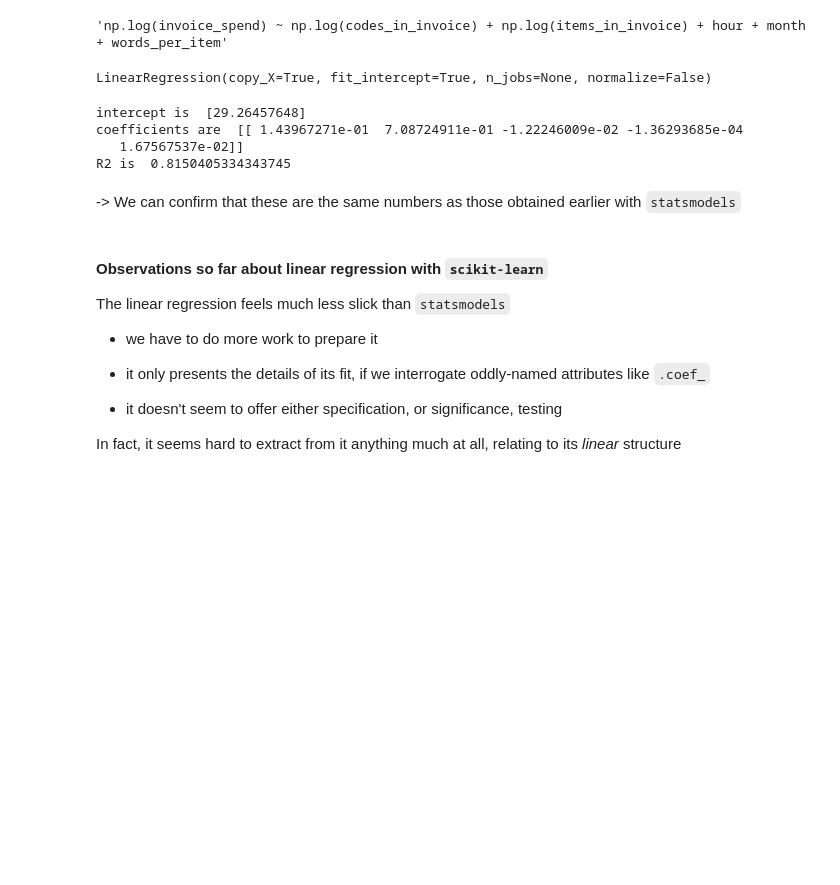
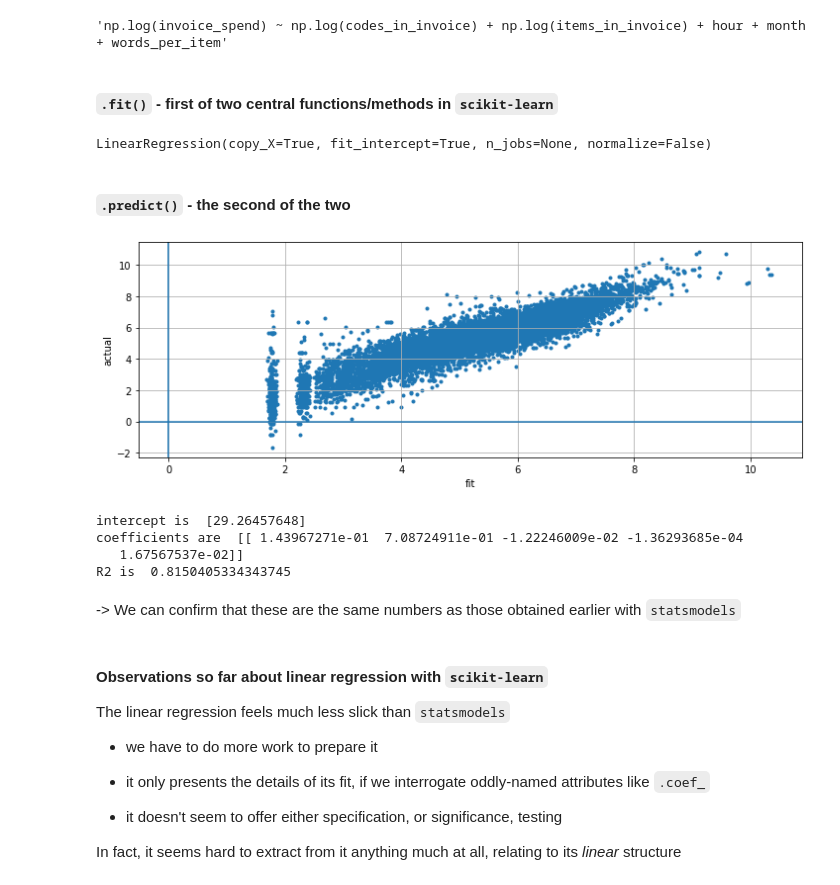
Before and after one commit to jeremy-large/ox-sbs-ml-bd, a Jupyter notebook: notebooks/class_2.ipynb, the cells around one changed output. Drawn from its saved outputs; the diff is of its cells as text; code cells hidden in the pictures; blank space fills up the shorter version.

```diff
--- a/notebooks/class_2.ipynb
+++ b/notebooks/class_2.ipynb
@@ -271 +277,3 @@ from sklearn import metrics
+# %% [markdown]
+#### `.fit()` - first of two central functions/methods in `scikit-learn`
 # %%
@@ -274,3 +281,11 @@ reg_all.fit(X, y)
 # %% [output]
 LinearRegression(copy_X=True, fit_intercept=True, n_jobs=None, normalize=False)
+# %% [markdown]
+#### `.predict()` - the second of the two
+# %%
+y_hat = model.predict(X)
+plt.scatter(y_hat, y, marker='.')
+plt.grid(); plt.xlabel('fit'); plt.ylabel('actual'); plt.axvline(); plt.axhline(); plt.show()
+# %% [output]
+[figure, added]
 # %%
```
Also changed, not shown: parts of 27 cells of this notebook.
